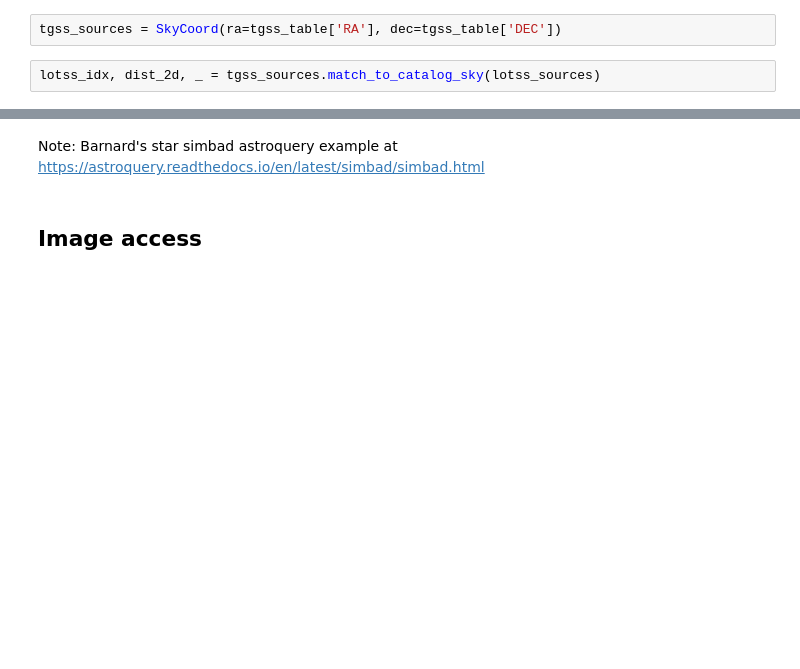
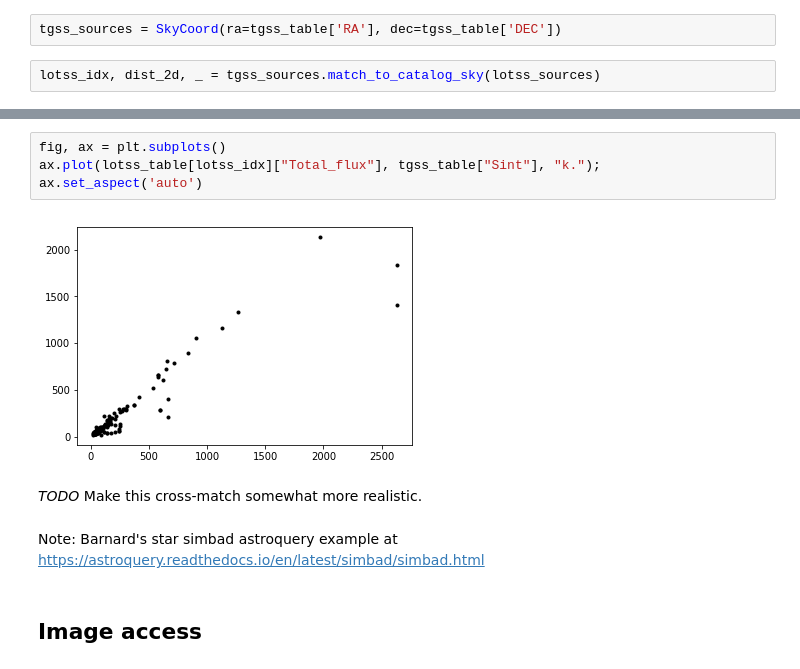
Before and after one commit to lofar-astron/astropytutorial, a Jupyter notebook: astropy.ipynb, the cells around one changed output, grey strips where cells are left out. Drawn from its saved outputs; the diff is of its cells as text; blank space fills up the shorter version.

Commit message:
Update cross matching'

```diff
--- a/astropy.ipynb
+++ b/astropy.ipynb
@@ -537,3 +511,11 @@ array([9.38557071e-01, 9.54753484e-01, 9.47699500e-01, 7.31929159e-01,
+# %%
+fig, ax = plt.subplots()
+ax.plot(lotss_table[lotss_idx]["Total_flux"], tgss_table["Sint"], "k.");
+ax.set_aspect('auto')
+# %% [output]
+[figure, added]
+# %% [markdown]
+*TODO* Make this cross-match somewhat more realistic.
 # %% [markdown]
 Note: Barnard's star simbad astroquery example at https://astroquery.readthedocs.io/en/latest/simbad/simbad.html
 # %% [markdown]
```
Also changed, not shown: parts of 19 cells of this notebook.
